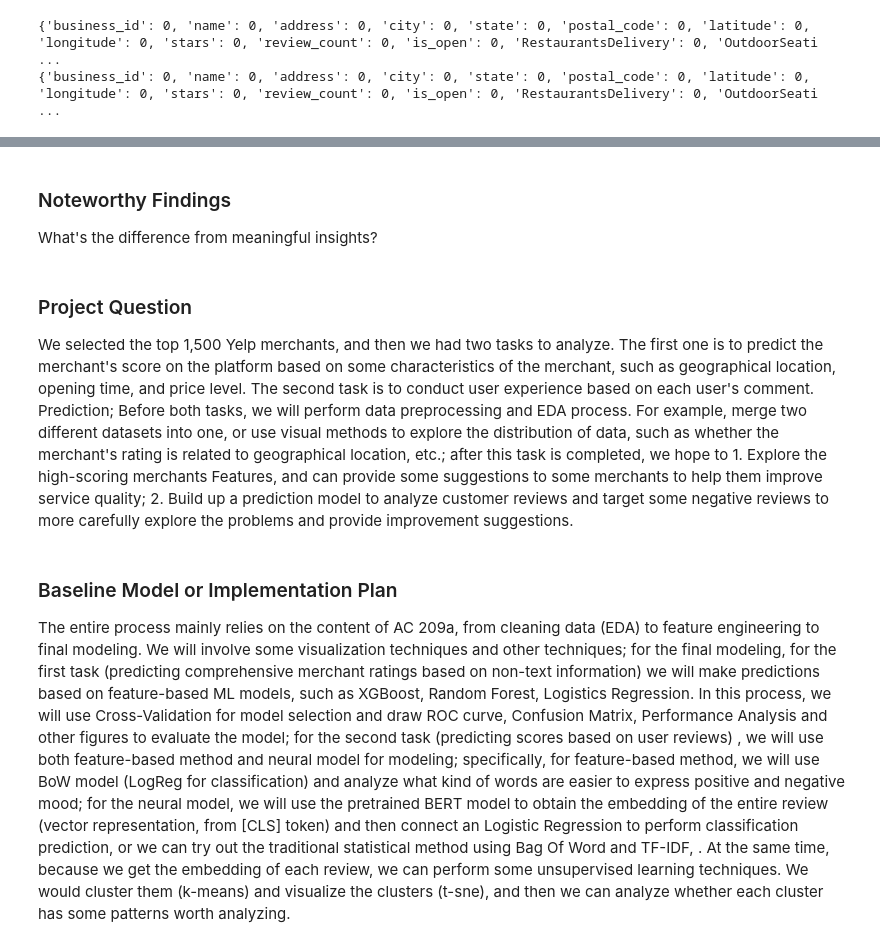
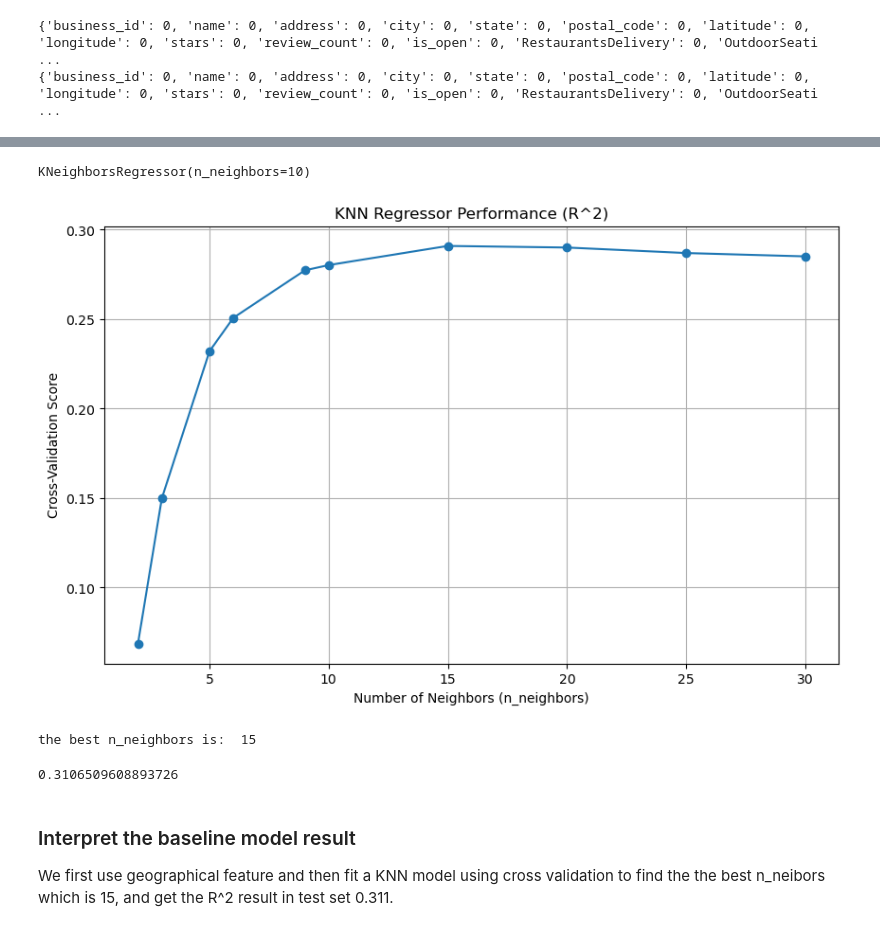
Before and after one commit to Thunderbeee/yelp_ac209a, a Jupyter notebook: milestone4_code.ipynb, the cells around one changed output, grey strips where cells are left out. Cells and saved outputs as stored; diff of their text form; code cells hidden in the pictures.

```diff
--- a/milestone4_code.ipynb
+++ b/milestone4_code.ipynb
@@ -7,4 +7,4 @@ from pathlib import Path
 import seaborn as sns
 import numpy as np
 
-root_dir = Path("/Users/catherine_gai/Downloads/yelp_dataset") # Change w.r.t your own directory
+root_dir = Path("yelp_dataset") # Change w.r.t your own directory
@@ -789,12 +745,48 @@ This dataset contains a collection of user-generated reviews for various merchan
-# %% [markdown]
-### Noteworthy Findings
-
-What's the difference from meaningful insights?
-# %% [markdown]
-### Project Question
-
-We selected the top 1,500 Yelp merchants, and then we had two tasks to analyze. The first one is to predict the merchant's score on the platform based on some characteristics of the merchant, such as geographical location, opening time, and price level. The second task is to conduct user experience based on each user's comment. Prediction; Before both tasks, we will perform data preprocessing and EDA process. For example, merge two different datasets into one, or use visual methods to explore the distribution of data, such as whether the merchant's rating is related to geographical location, etc.; after this task is completed, we hope to 1. Explore the high-scoring merchants Features, and can provide some suggestions to some merchants to help them improve service quality; 2. Build up a prediction model to analyze customer reviews and target some negative reviews to more carefully explore the problems and provide improvement suggestions.
-# %% [markdown]
-### Baseline Model or Implementation Plan
-
-The entire process mainly relies on the content of AC 209a, from cleaning data (EDA) to feature engineering to final modeling. We will involve some visualization techniques and other techniques; for the final modeling, for the first task (predicting comprehensive merchant ratings based on non-text information) we will make predictions based on feature-based ML models, such as XGBoost, Random Forest, Logistics Regression. In this process, we will use Cross-Validation for model selection and draw ROC curve, Confusion Matrix, Performance Analysis and other figures to evaluate the model; for the second task (predicting scores based on user reviews) , we will use both feature-based method and neural model for modeling; specifically, for feature-based method, we will use BoW model (LogReg for classification) and analyze what kind of words are easier to express positive and negative mood; for the neural model, we will use the pretrained BERT model to obtain the embedding of the entire review (vector representation, from [CLS] token) and then connect an Logistic Regression to perform classification prediction, or we can try out the traditional statistical method using Bag Of Word and TF-IDF, . At the same time, because we get the embedding of each review, we can perform some unsupervised learning techniques. We would cluster them (k-means) and visualize the clusters (t-sne), and then we can analyze whether each cluster has some patterns worth analyzing.
+# %%
+from sklearn.neighbors import KNeighborsRegressor
+
+meta_df, X_train = train_df_imputed.iloc[:, :8], train_df_imputed.iloc[:, 10:]
+y_train = train_df_imputed["stars"]
+
+# for test data
+X_test = test_df_imputed.iloc[:, 10:]
+y_test = test_df_imputed["stars"]
+# %% [output]
+KNeighborsRegressor(n_neighbors=10)
+# %%
+import matplotlib.pyplot as plt
+from sklearn.model_selection import cross_val_score
+import numpy as np
+n_neighbors_range = [2, 3, 5, 6, 9, 10, 15, 20, 25, 30]
+cv_scores = []
+
+for k in n_neighbors_range:
+    knn_regressor = KNeighborsRegressor(n_neighbors=k)
+    scores = cross_val_score(knn_regressor, X_train, y_train, cv=5)
+    cv_scores.append(np.mean(scores))
+
+plt.figure(figsize=(10, 6))
+plt.plot(n_neighbors_range, cv_scores, marker='o')
+plt.xlabel('Number of Neighbors (n_neighbors)')
+plt.ylabel('Cross-Validation Score')
+plt.title('KNN Regressor Performance (R^2)')
+plt.grid(True)
+plt.show()
+# %% [output]
+[figure, added]
+# %%
+best_k = n_neighbors_range[np.argmax(cv_scores)]
+print("the best n_neighbors is: ", n_neighbors_range[np.argmax(cv_scores)])
+# %% [output]
+the best n_neighbors is:  15
+# %%
+knn_regressor = KNeighborsRegressor(n_neighbors=best_k)
+knn_regressor.fit(X_train, y_train)
+
+knn_regressor.score(X_test, y_test)
+# %% [output]
+0.3106509608893726
+# %% [markdown]
+### Interpret the baseline model result
+
+We first use geographical feature and then fit a KNN model using cross validation to find the the best n_neibors which is 15, and get the R^2 result in test set 0.311.
```
Also changed, not shown: parts of 90 cells of this notebook.
